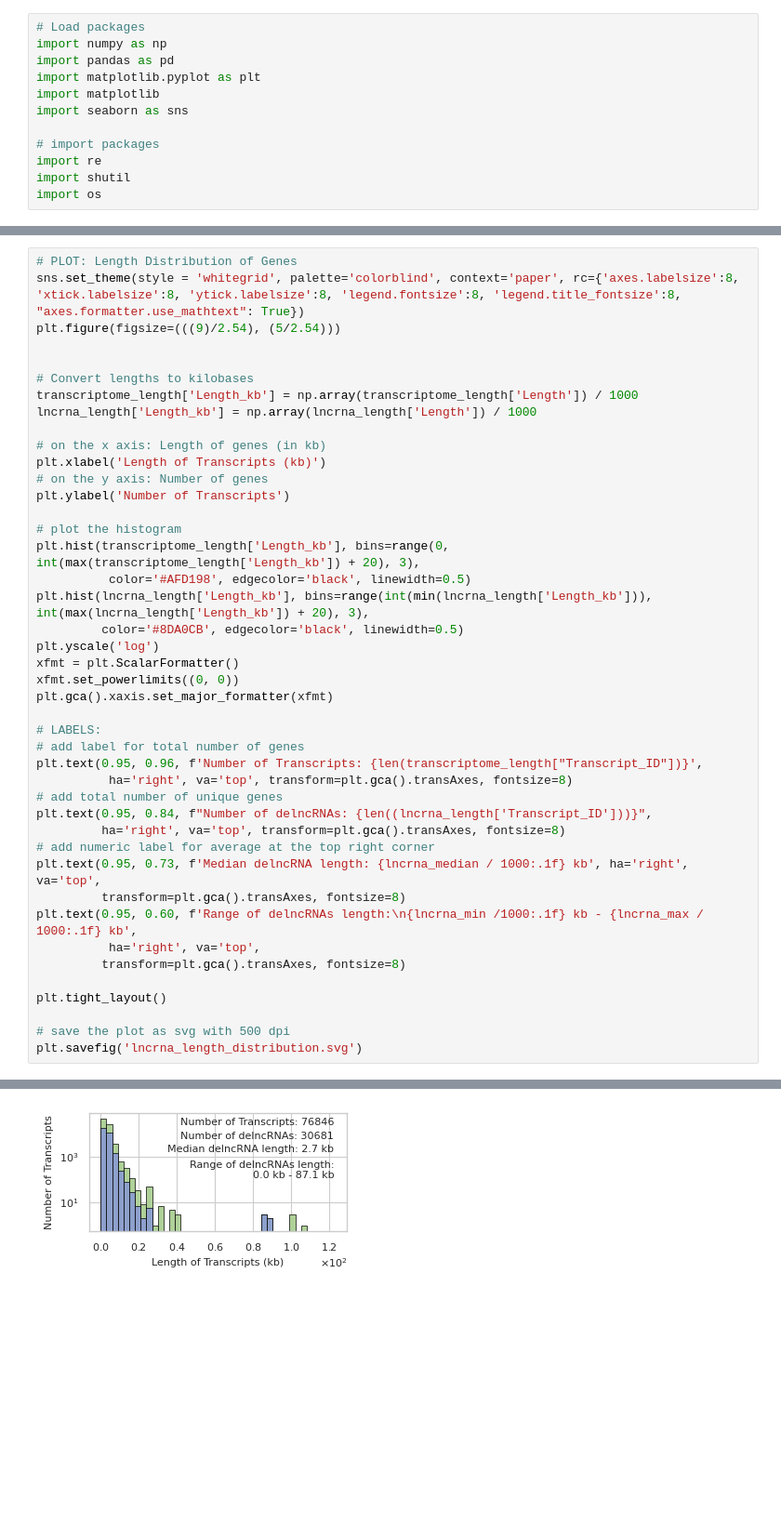
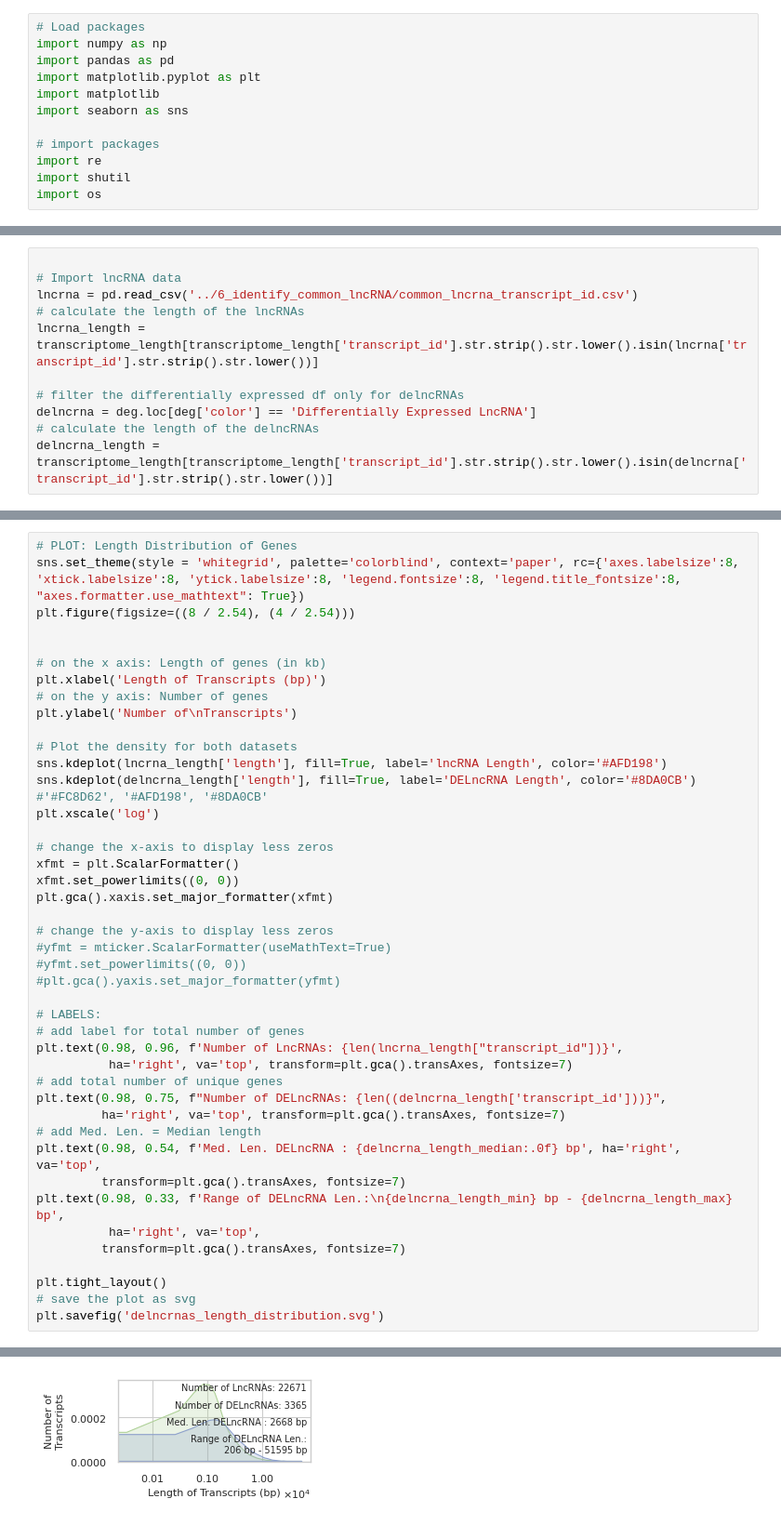
Before and after one commit to MagdalenaWinklhofer/LncRNA, a Jupyter notebook: 9_3_number_of_genes_degs/9_3_number_of_genes.ipynb, the cells around one changed output, grey strips where cells are left out. Shown at 93% size. Drawn from its saved outputs; the diff is of its cells as text; blank space fills up the shorter version.

Commit message:
lncRNA paper überarbeitet. addition of interaction partner plots and info

```diff
--- a/9_3_number_of_genes_degs/9_3_number_of_genes.ipynb
+++ b/9_3_number_of_genes_degs/9_3_number_of_genes.ipynb
@@ -157,2 +209,13 @@ lncrna_length
+# %%
+
+# Import lncRNA data
+lncrna = pd.read_csv('../6_identify_common_lncRNA/common_lncrna_transcript_id.csv')
+# calculate the length of the lncRNAs
+lncrna_length = transcriptome_length[transcriptome_length['transcript_id'].str.strip().str.lower().isin(lncrna['transcript_id'].str.strip().str.lower())]
+
+# filter the differentially expressed df only for delncRNAs
+delncrna = deg.loc[deg['color'] == 'Differentially Expressed LncRNA']
+# calculate the length of the delncRNAs
+delncrna_length = transcriptome_length[transcriptome_length['transcript_id'].str.strip().str.lower().isin(delncrna['transcript_id'].str.strip().str.lower())]
 # %%
 # calculate max/min/ average length of gene length
@@ -174,44 +230,45 @@ DElncrna_median = DElncrna_length['Length'].median()
 # %%
 # PLOT: Length Distribution of Genes
 sns.set_theme(style = 'whitegrid', palette='colorblind', context='paper', rc={'axes.labelsize':8, 'xtick.labelsize':8, 'ytick.labelsize':8, 'legend.fontsize':8, 'legend.title_fontsize':8, "axes.formatter.use_mathtext": True})
-plt.figure(figsize=(((9)/2.54), (5/2.54)))
+plt.figure(figsize=((8 / 2.54), (4 / 2.54)))
 
 
-# Convert lengths to kilobases
-transcriptome_length['Length_kb'] = np.array(transcriptome_length['Length']) / 1000
-lncrna_length['Length_kb'] = np.array(lncrna_length['Length']) / 1000
+# on the x axis: Length of genes (in kb)
+plt.xlabel('Length of Transcripts (bp)')
+# on the y axis: Number of genes
+plt.ylabel('Number of\nTranscripts')
 
-# on the x axis: Length of genes (in kb)
-plt.xlabel('Length of Transcripts (kb)')
-# on the y axis: Number of genes
-plt.ylabel('Number of Transcripts')
+# Plot the density for both datasets
+sns.kdeplot(lncrna_length['length'], fill=True, label='lncRNA Length', color='#AFD198')
+sns.kdeplot(delncrna_length['length'], fill=True, label='DELncRNA Length', color='#8DA0CB')
+#'#FC8D62', '#AFD198', '#8DA0CB'
+plt.xscale('log')
 
-# plot the histogram
-plt.hist(transcriptome_length['Length_kb'], bins=range(0, int(max(transcriptome_length['Length_kb']) + 20), 3),
-          color='#AFD198', edgecolor='black', linewidth=0.5)
-plt.hist(lncrna_length['Length_kb'], bins=range(int(min(lncrna_length['Length_kb'])), int(max(lncrna_length['Length_kb']) + 20), 3),
-         color='#8DA0CB', edgecolor='black', linewidth=0.5)
-plt.yscale('log')
+# change the x-axis to display less zeros
 xfmt = plt.ScalarFormatter()
 xfmt.set_powerlimits((0, 0))
 plt.gca().xaxis.set_major_formatter(xfmt)
 
+# change the y-axis to display less zeros
+#yfmt = mticker.ScalarFormatter(useMathText=True)
+#yfmt.set_powerlimits((0, 0))
+#plt.gca().yaxis.set_major_formatter(yfmt)
+
 # LABELS:
 # add label for total number of genes
-plt.text(0.95, 0.96, f'Number of Transcripts: {len(transcriptome_length["Transcript_ID"])}',
-          ha='right', va='top', transform=plt.gca().transAxes, fontsize=8)
+plt.text(0.98, 0.96, f'Number of LncRNAs: {len(lncrna_length["transcript_id"])}',
+          ha='right', va='top', transform=plt.gca().transAxes, fontsize=7)
 # add total number of unique genes
-plt.text(0.95, 0.84, f"Number of delncRNAs: {len((lncrna_length['Transcript_ID']))}",
-         ha='right', va='top', transform=plt.gca().transAxes, fontsize=8)
-# add numeric label for average at the top right corner
-plt.text(0.95, 0.73, f'Median delncRNA length: {lncrna_median / 1000:.1f} kb', ha='right', va='top',
-         transform=plt.gca().transAxes, fontsize=8)
-plt.text(0.95, 0.60, f'Range of delncRNAs length:\n{lncrna_min /1000:.1f} kb - {lncrna_max / 1000:.1f} kb',
+plt.text(0.98, 0.75, f"Number of DELncRNAs: {len((delncrna_length['transcript_id']))}",
+         ha='right', va='top', transform=plt.gca().transAxes, fontsize=7)
+# add Med. Len. = Median length
+plt.text(0.98, 0.54, f'Med. Len. DELncRNA : {delncrna_length_median:.0f} bp', ha='right', va='top',
+         transform=plt.gca().transAxes, fontsize=7)
+plt.text(0.98, 0.33, f'Range of DELncRNA Len.:\n{delncrna_length_min} bp - {delncrna_length_max} bp',
           ha='right', va='top',
-         transform=plt.gca().transAxes, fontsize=8)
+         transform=plt.gca().transAxes, fontsize=7)
 
 plt.tight_layout()
-
-# save the plot as svg with 500 dpi
-plt.savefig('lncrna_length_distribution.svg')
+# save the plot as svg
+plt.savefig('delncrnas_length_distribution.svg')
 # %% [output]
@@ -223 +275 @@ See the caveats in the documentation: https://pandas.pydata.org/pandas-docs/stab
-[figure, old version]
+[figure, new version]
```
Also changed, not shown: parts of 29 cells of this notebook, 19 other files.
